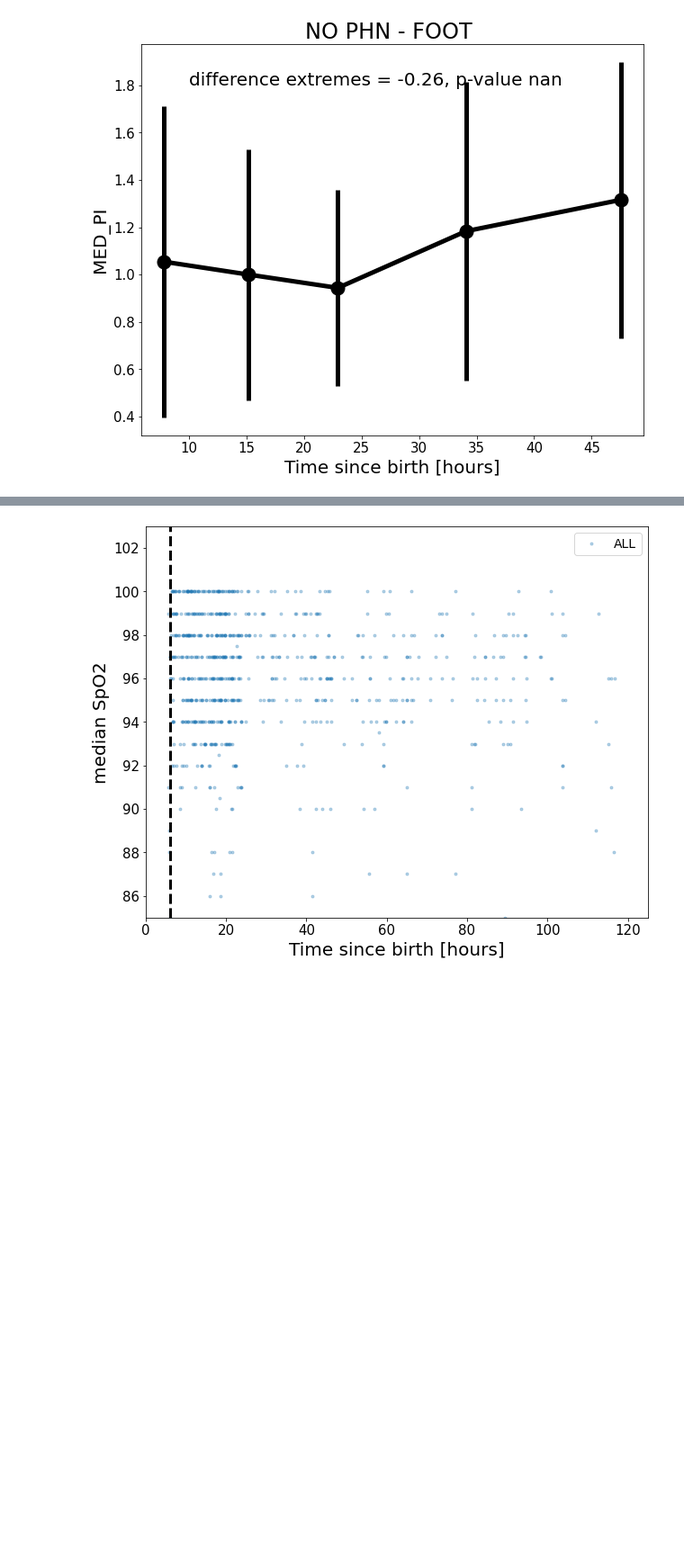
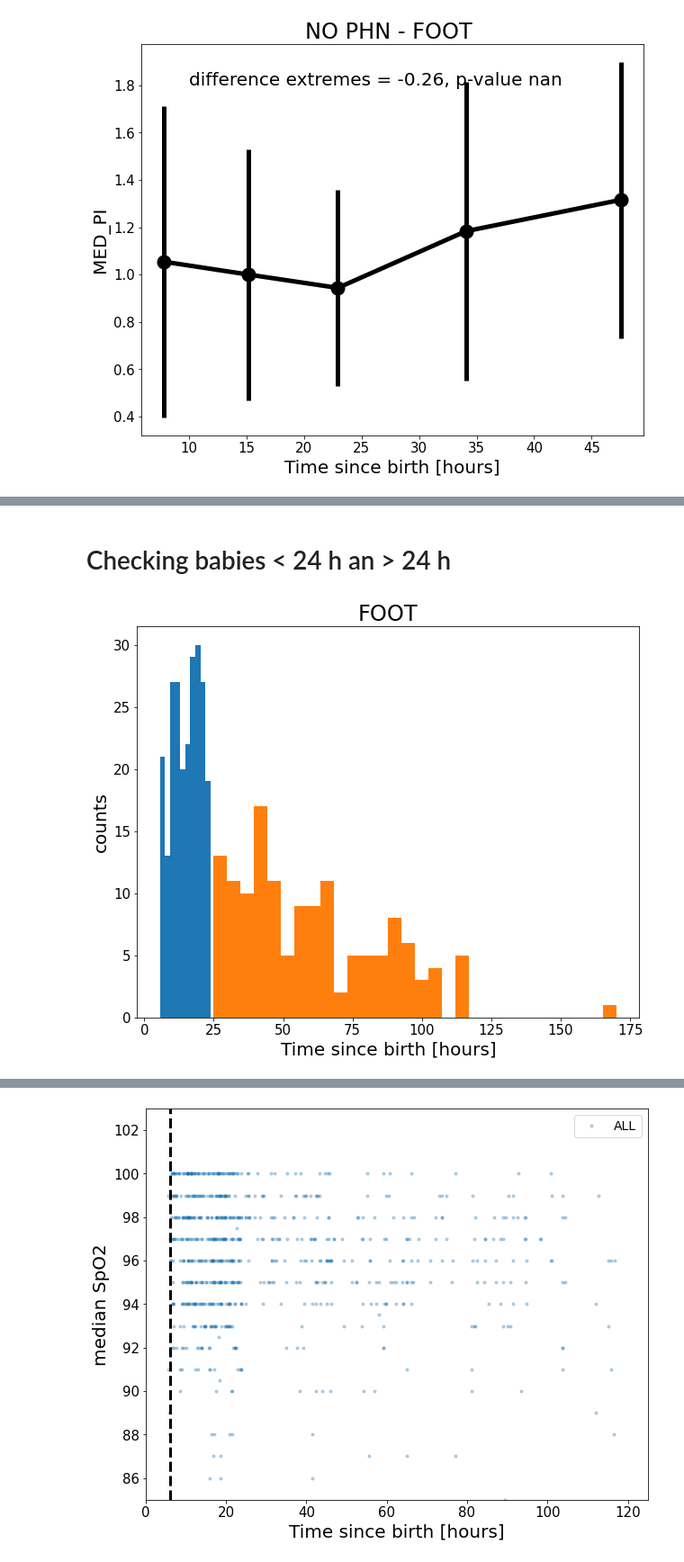
Before and after one commit to shisteve/NHS, a Jupyter notebook: 007_easy_selection.ipynb, the cells around one changed output, grey strips where cells are left out. Shown at 90% size. Saved outputs shown, nothing was run; the diff lists cells and outputs as text; code cells hidden in the pictures; blank space fills up the shorter version.

```diff
--- a/007_easy_selection.ipynb
+++ b/007_easy_selection.ipynb
@@ -450,0 +453,15 @@ plt.show()
+# %% [markdown]
+# Checking babies < 24 h an > 24 h
+# %%
+sel_smal_time = (T['DELTA_SEC_MEASURE']<=24.*60*60) & (T['WRIST']==1) & (T['MED_SPO2']>10) #& (T['PHN']==0)
+sel_big_time  = (T['DELTA_SEC_MEASURE']>24.*60*60) & (T['WRIST']==1) & (T['MED_SPO2']>10) #& (T['PHN']==0)
+# %%
+plt.figure(figsize=(10,8))
+plt.hist(T['DELTA_SEC_MEASURE'][sel_smal_time]/60/60.)
+plt.hist(T['DELTA_SEC_MEASURE'][sel_big_time]/60/60.,bins=30)
+plt.xlabel('Time since birth [hours]')
+plt.ylabel('counts')
+plt.title('FOOT')
+plt.show()
+# %% [output]
+[figure, added]
```
Also changed, not shown: parts of 20 cells of this notebook.
